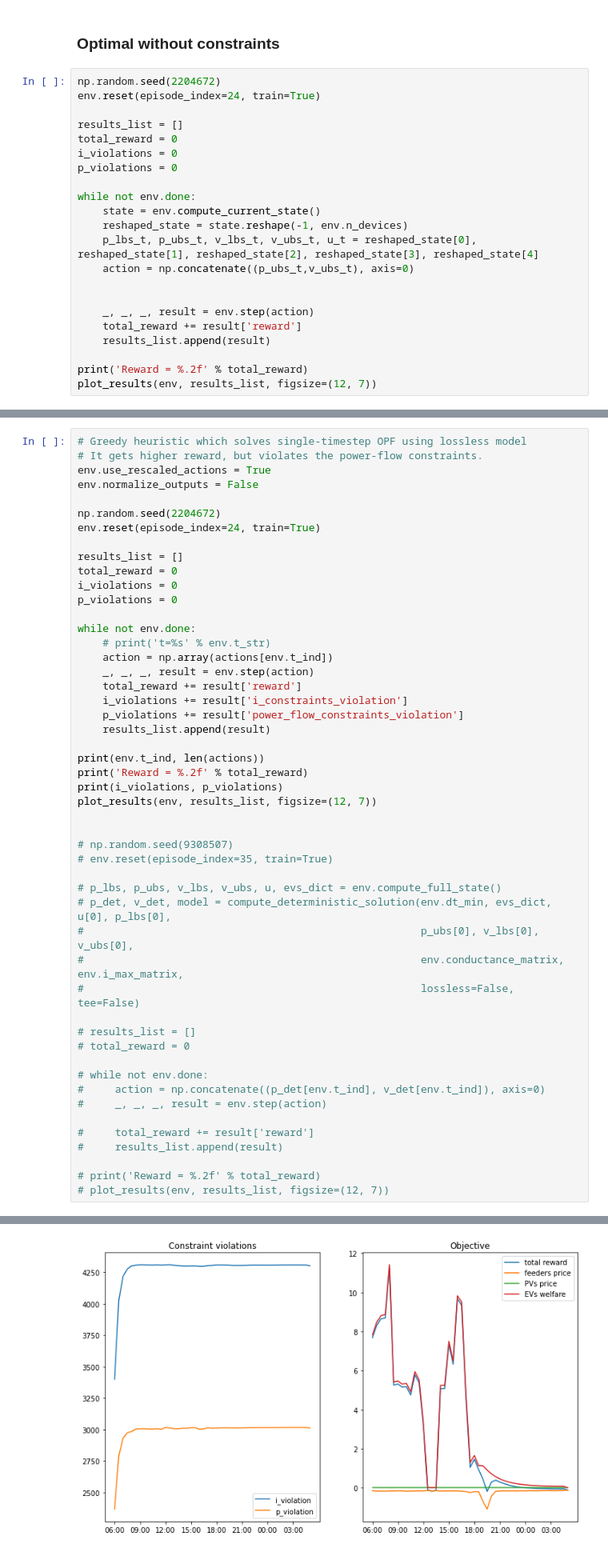
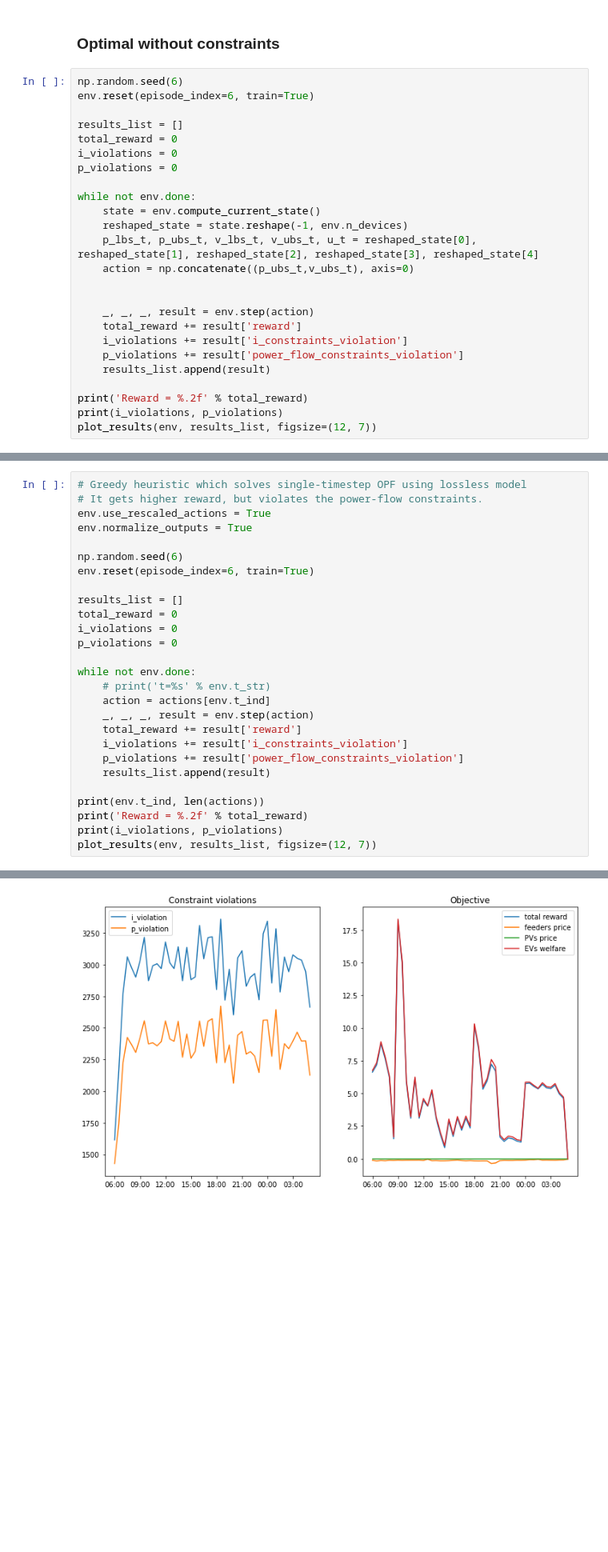
Before and after one commit to V0XNIHILI/RL-EVCP, a Jupyter notebook: notebooks/experiments/sample_run.ipynb, the cells around one changed output, grey strips where cells are left out. Shown at 80% size. Drawn from its saved outputs; the diff is of its cells as text; blank space fills up the shorter version.

Commit message:
new actions in sample run

```diff
--- a/notebooks/experiments/sample_run.ipynb
+++ b/notebooks/experiments/sample_run.ipynb
@@ -136,8 +137,8 @@ Reward = 182.44
 # %% [markdown]
 ### Optimal without constraints
 # %%
-np.random.seed(2204672)
-env.reset(episode_index=24, train=True)
+np.random.seed(6)
+env.reset(episode_index=6, train=True)
 
 results_list = []
 total_reward = 0
@@ -153,8 +154,11 @@ while not env.done:
 
     _, _, _, result = env.step(action)
     total_reward += result['reward']
+    i_violations += result['i_constraints_violation']
+    p_violations += result['power_flow_constraints_violation']
     results_list.append(result)
 
 print('Reward = %.2f' % total_reward)
+print(i_violations, p_violations)
 plot_results(env, results_list, figsize=(12, 7))
 # %% [output]
@@ -587,10 +551,10 @@ actions = [[-0.31295484, -0.93177915, -0.78404766,  0.69558907, -0.3344391 ,
 # Greedy heuristic which solves single-timestep OPF using lossless model
 # It gets higher reward, but violates the power-flow constraints.
 env.use_rescaled_actions = True
-env.normalize_outputs = False
+env.normalize_outputs = True
 
-np.random.seed(2204672)
-env.reset(episode_index=24, train=True)
+np.random.seed(6)
+env.reset(episode_index=6, train=True)
 
 results_list = []
 total_reward = 0
@@ -599,7 +563,7 @@ p_violations = 0
 
 while not env.done:
     # print('t=%s' % env.t_str)
-    action = np.array(actions[env.t_ind])
+    action = actions[env.t_ind]
     _, _, _, result = env.step(action)
     total_reward += result['reward']
     i_violations += result['i_constraints_violation']
@@ -610,28 +574,5 @@ print(env.t_ind, len(actions))
 print('Reward = %.2f' % total_reward)
 print(i_violations, p_violations)
 plot_results(env, results_list, figsize=(12, 7))
-
-
-# np.random.seed(9308507)
-# env.reset(episode_index=35, train=True)
-
-# p_lbs, p_ubs, v_lbs, v_ubs, u, evs_dict = env.compute_full_state()
-# p_det, v_det, model = compute_deterministic_solution(env.dt_min, evs_dict, u[0], p_lbs[0],
-#                                                      p_ubs[0], v_lbs[0], v_ubs[0],
-#                                                      env.conductance_matrix, env.i_max_matrix,
-#                                                      lossless=False, tee=False)
-
-# results_list = []
-# total_reward = 0
-
-# while not env.done:
-#     action = np.concatenate((p_det[env.t_ind], v_det[env.t_ind]), axis=0)
-#     _, _, _, result = env.step(action)
-
-#     total_reward += result['reward']
-#     results_list.append(result)
-
-# print('Reward = %.2f' % total_reward)
-# plot_results(env, results_list, figsize=(12, 7))
 # %% [output]
 47 47
@@ -639,3 +581,3 @@ Reward = 136.28
-[figure, old version]
+[figure, new version]
 # %% [markdown]
 The goal of the project is to come up with an RL based method that computes nodal powers and voltages that maximize the objective while keeping the constraint violations small.  The above simulations use the benchmarks that you should be comparing to. Clearly, you want to beat the greedy heuristic , but you can't beat the deterministic planner as it is the absolute optimal solution (assuming known future).
```
Also changed, not shown: parts of 6 cells of this notebook.
